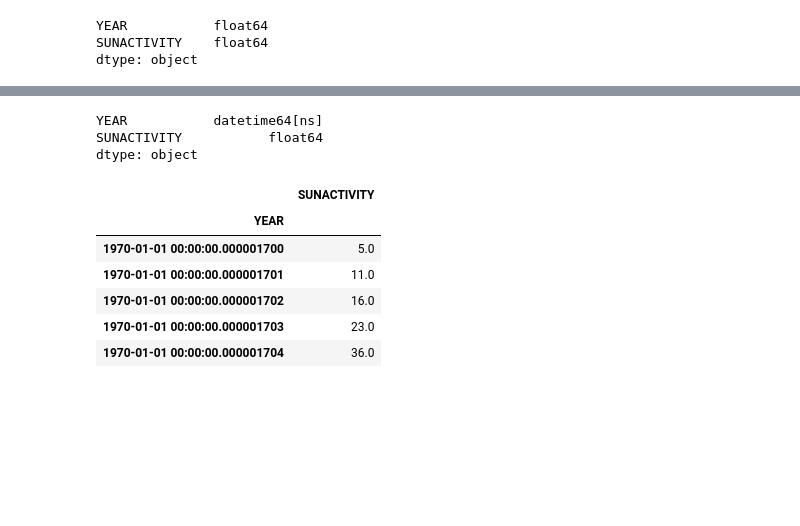
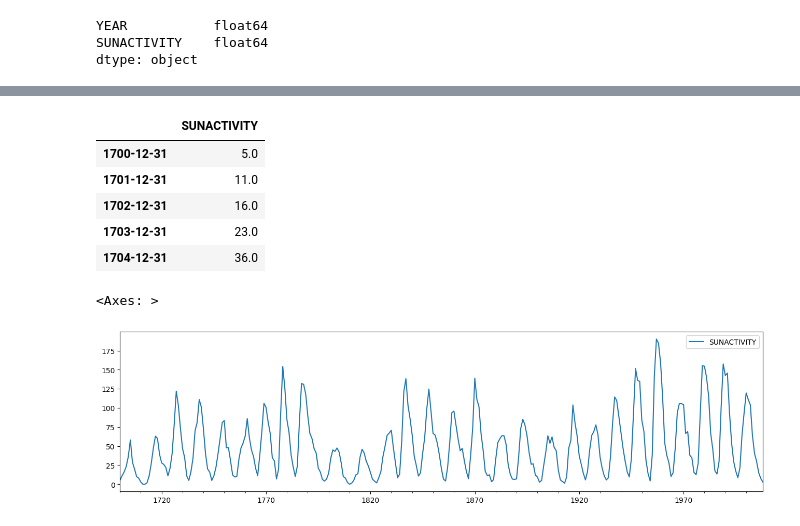
Before and after one commit to swethag04/ml-projects, a Jupyter notebook: time-series-decomposition.ipynb, the cells around one changed output, grey strips where cells are left out. Saved outputs shown, nothing was run; the diff lists cells and outputs as text; code cells hidden in the pictures; blank space fills up the shorter version.

```diff
--- a/time-series-decomposition.ipynb
+++ b/time-series-decomposition.ipynb
@@ -26,3 +26,7 @@ sunspots_df.dtypes
 YEAR           float64
 SUNACTIVITY    float64
 dtype: object
+# %%
+sunspots_df.index = pd.date_range(start='1700-01-01',
+                                 periods= len(sunspots_df), freq='A')
+sunspots_df.head()
@@ -29,19 +40,15 @@ dtype: object
 # %%
-sunspots_df['YEAR'] = pd.to_datetime(sunspots_df['YEAR'])
-sunspots_df.dtypes
+sunspots_df = sunspots_df.drop(columns=['YEAR'])
+sunspots_df.head()
 # %% [output]
-YEAR           datetime64[ns]
-SUNACTIVITY           float64
-dtype: object
+|  | SUNACTIVITY |
+| 1700-12-31 | 5.0 |
+| 1701-12-31 | 11.0 |
+| 1702-12-31 | 16.0 |
+| 1703-12-31 | 23.0 |
+| 1704-12-31 | 36.0 |
-# %%
-sunspots_df.set_index('YEAR', inplace=True)
-# %%
-sunspots_df.head()
-# %% [output]
-|  | SUNACTIVITY |
-| YEAR |  |
-| 1970-01-01 00:00:00.000001700 | 5.0 |
-| 1970-01-01 00:00:00.000001701 | 11.0 |
-| 1970-01-01 00:00:00.000001702 | 16.0 |
-| 1970-01-01 00:00:00.000001703 | 23.0 |
-| 1970-01-01 00:00:00.000001704 | 36.0 |
+# %%
+sunspots_df.plot(figsize=(16,4))
+# %% [output]
+<Axes: >
+[figure, added]
```
Also changed, not shown: parts of 2 cells of this notebook.
